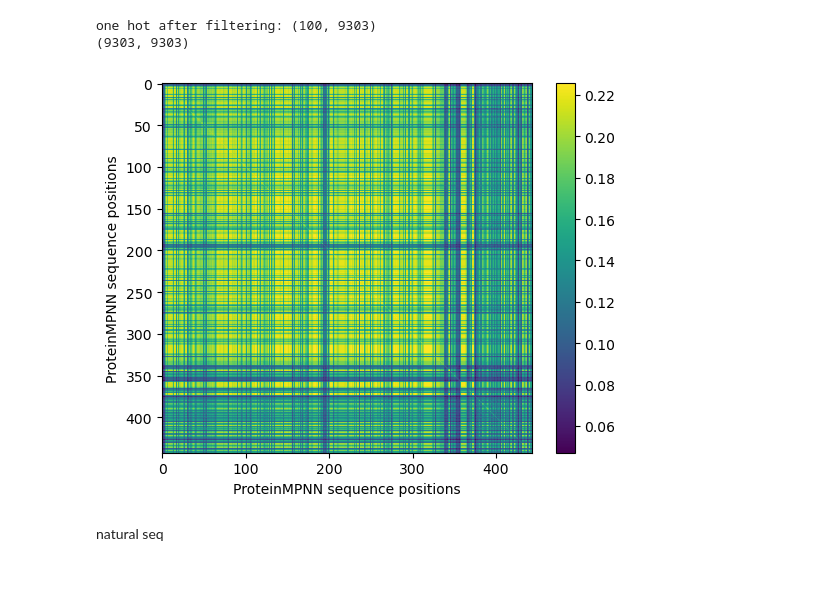
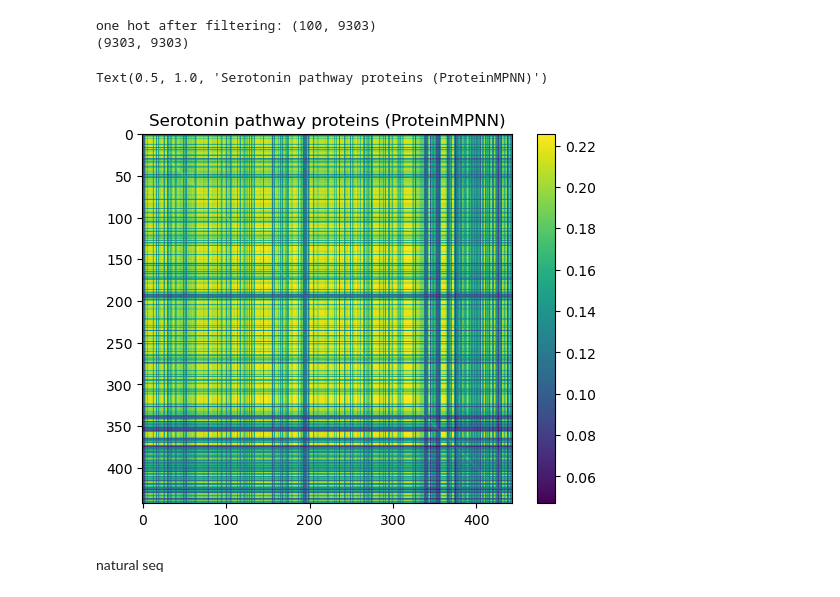
Before and after one commit to zifangu/lithiumized-fish, a Jupyter notebook: final.ipynb, the cells around one changed output. Drawn from its saved outputs; the diff is of its cells as text; code cells hidden in the pictures.

```diff
--- a/final.ipynb
+++ b/final.ipynb
@@ -70,7 +70,7 @@ def plot_avg_seq_identity_histogram(smat, bins=50):
 # %%
 # clean_fasta("data/all_alignment.fa", "data/all_alignment.fasta")
 # %%
-combined_alignment = readAlignment('data/raw/all_alignment.fasta')
+combined_alignment = readAlignment('data/all_alignment.fasta')
 print('len of sequences:', len(combined_alignment))
 
 arr_num = kim_helper.lett2num(combined_alignment, code='ACDEFGHIKLMNPQRSTVWY-')
@@ -222,12 +222,12 @@ one hot after filtering: (100, 9303)
 # %%
 plt.imshow(C_lxl_cov_mpnn)
 plt.colorbar()
-plt.xlabel('ProteinMPNN sequence positions')
-plt.ylabel('ProteinMPNN sequence positions')
-plt.savefig('figs/final/support/mpnn_protein_cov.pdf', format='pdf', dpi=300)
+plt.title('Serotonin pathway proteins (ProteinMPNN)')
+# plt.savefig('real_protein_cov.pdf', format='pdf', dpi=300)
 # plt.savefig('real_protein_cov.png', dpi=300)
 # %% [output]
+Text(0.5, 1.0, 'Serotonin pathway proteins (ProteinMPNN)')
-[figure, old version]
+[figure, new version]
 # %% [markdown]
 natural seq
 # %%
```
Also changed, not shown: parts of 13 cells of this notebook, 25 other files.
